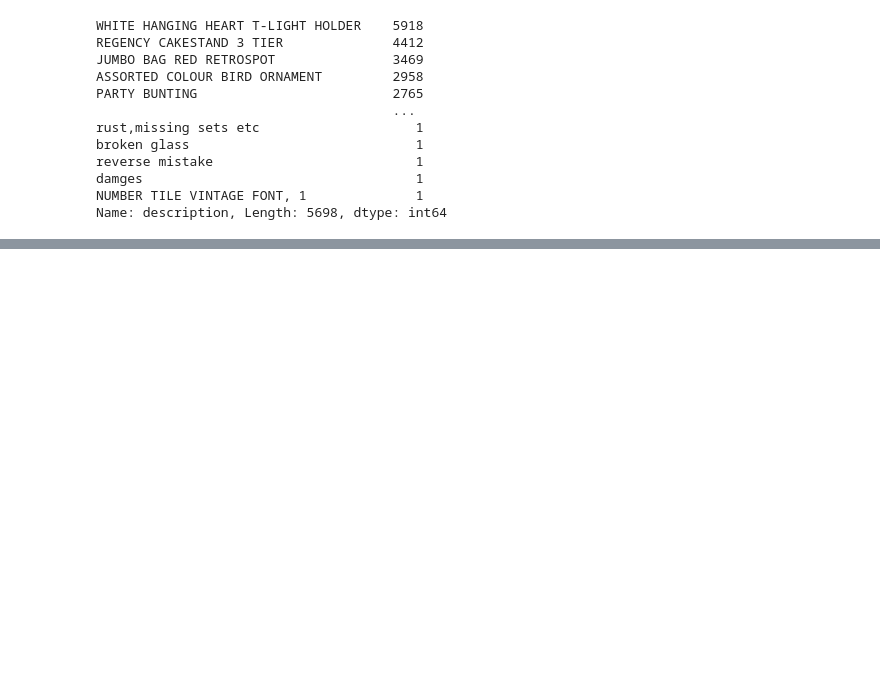
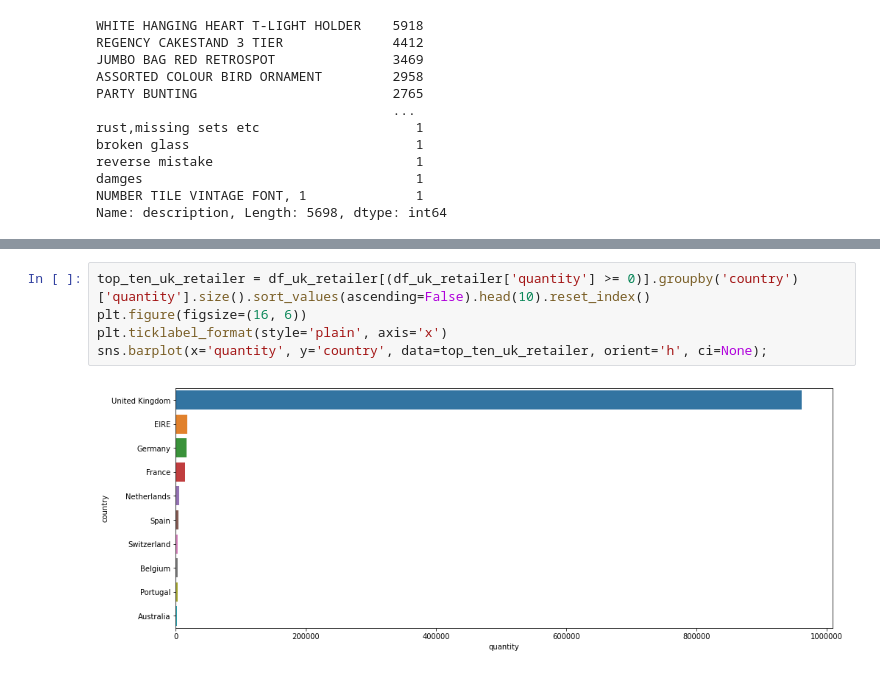
Before and after one commit to AndersonDGueC/project_DS4, a Jupyter notebook: analisis_exploratorio.ipynb, the cells around one changed output, grey strips where cells are left out. Saved outputs shown, nothing was run; the diff lists cells and outputs as text; blank space fills up the shorter version.

```diff
--- a/analisis_exploratorio.ipynb
+++ b/analisis_exploratorio.ipynb
@@ -385,0 +537,7 @@ Name: description, Length: 5698, dtype: int64
+# %%
+top_ten_uk_retailer = df_uk_retailer[(df_uk_retailer['quantity'] >= 0)].groupby('country')['quantity'].size().sort_values(ascending=False).head(10).reset_index()
+plt.figure(figsize=(16, 6))
+plt.ticklabel_format(style='plain', axis='x')
+sns.barplot(x='quantity', y='country', data=top_ten_uk_retailer, orient='h', ci=None);
+# %% [output]
+[figure, added]
```
Also changed, not shown: parts of 15 cells of this notebook.
